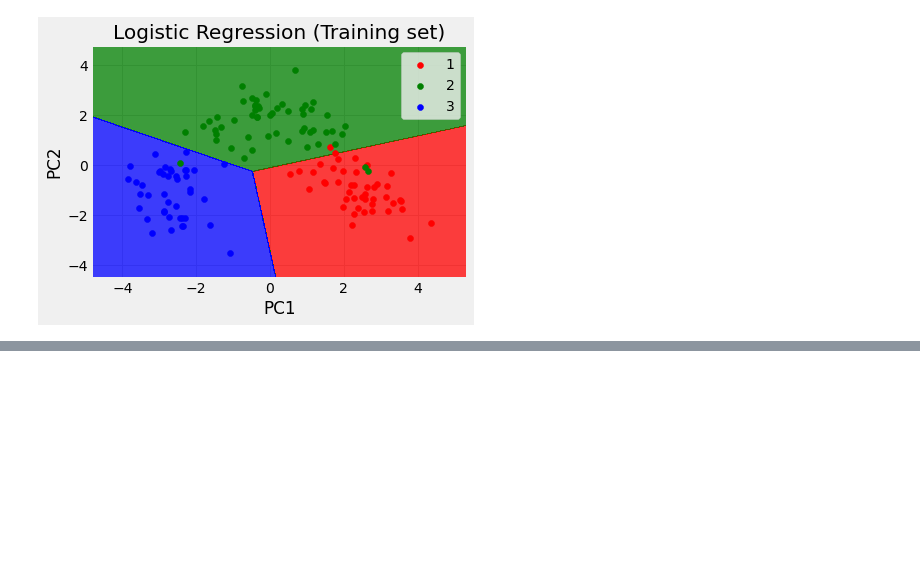
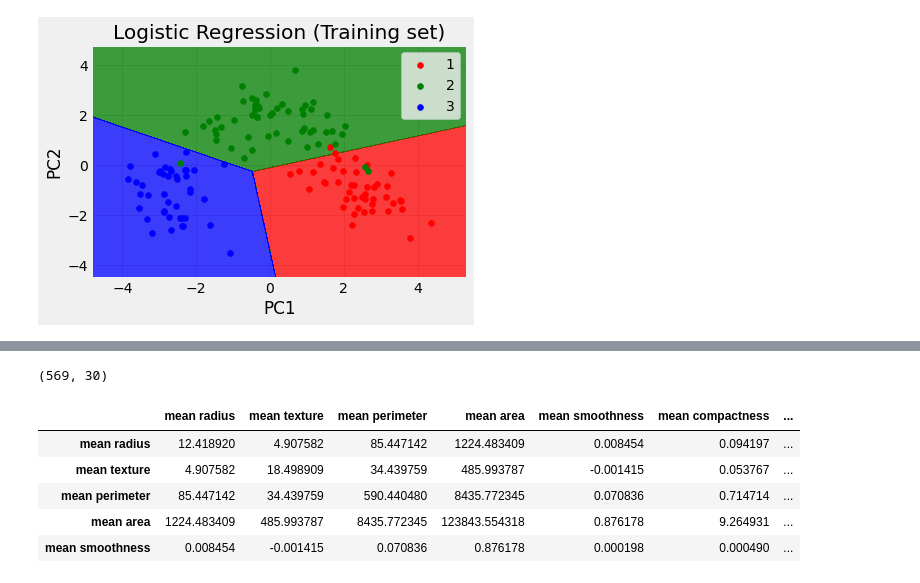
Before and after one commit to julian-masdatascience/ML, a Jupyter notebook: ML_No_Supervisado.ipynb, the cells around one changed output, grey strips where cells are left out. Saved outputs shown, nothing was run; the diff lists cells and outputs as text; code cells hidden in the pictures; blank space fills up the shorter version.

```diff
--- a/ML_No_Supervisado.ipynb
+++ b/ML_No_Supervisado.ipynb
@@ -390,0 +418,16 @@ plt.show()
+# %%
+# Estandarizo
+X_standard = X - X.mean()
+X_standard
+# Genero covarianza
+df_cov = X_standard.cov()
+print(df.shape)
+df_cov.head()
+# %% [output]
+(569, 30)
+|  | mean radius | mean texture | mean perimeter | mean area | mean smoothness | mean compactness | ... |
+| mean radius | 12.418920 | 4.907582 | 85.447142 | 1224.483409 | 0.008454 | 0.094197 | ... |
+| mean texture | 4.907582 | 18.498909 | 34.439759 | 485.993787 | -0.001415 | 0.053767 | ... |
+| mean perimeter | 85.447142 | 34.439759 | 590.440480 | 8435.772345 | 0.070836 | 0.714714 | ... |
+| mean area | 1224.483409 | 485.993787 | 8435.772345 | 123843.554318 | 0.876178 | 9.264931 | ... |
+| mean smoothness | 0.008454 | -0.001415 | 0.070836 | 0.876178 | 0.000198 | 0.000490 | ... |
```
Also changed, not shown: parts of 11 cells of this notebook.
